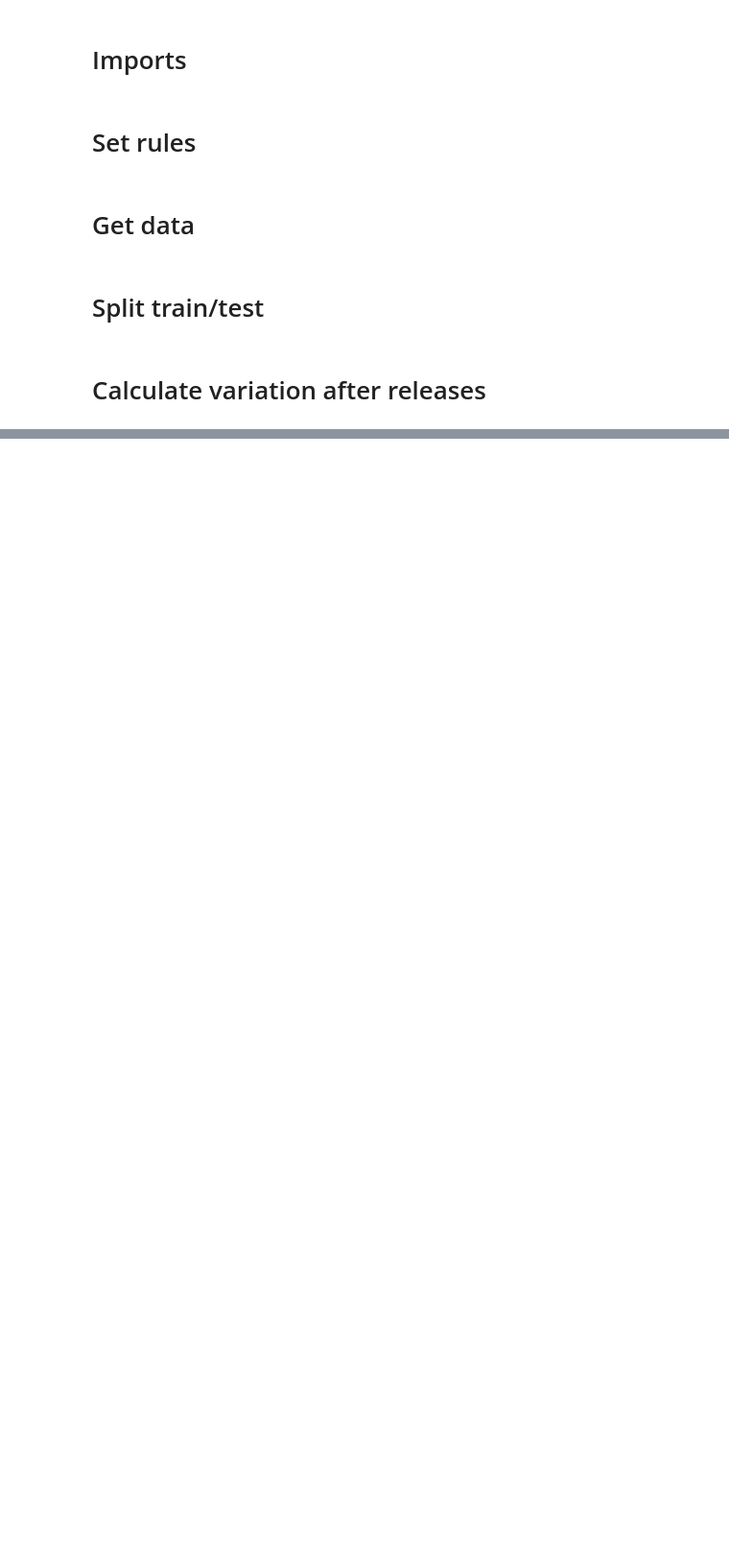
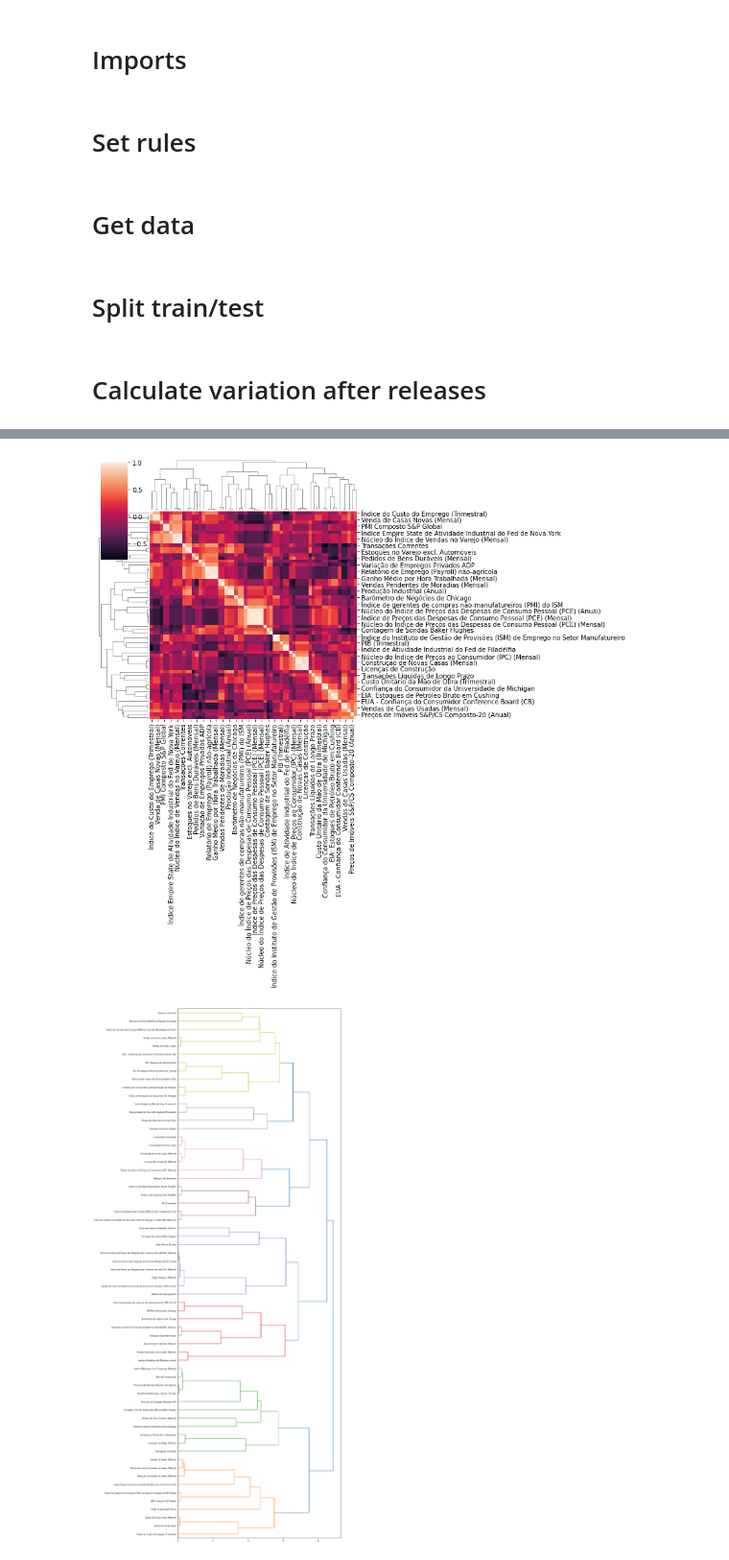
Before and after one commit to angelohomen/economic-events, a Jupyter notebook: main.ipynb, the cells around one changed output, grey strips where cells are left out. Shown at 96% size. Cells and saved outputs as stored; diff of their text form; code cells hidden in the pictures; blank space fills up the shorter version.

```diff
--- a/main.ipynb
+++ b/main.ipynb
@@ -94,5 +97,8 @@ cs.plot_heatmap_densogram(dfTrain)
 # %%
 dfTrainDenoised = cs.cov2corr(cs.cleanMatrix(dfTrain))
-cs.plot_heatmap_densogram(dfTrainDenoised)
+dendTrainDenoised=cs.plot_heatmap_dendogram(dfTrainDenoised,'dend_train_denoised')
+# %% [output]
+[figure, added]
+[figure, added]
 # %%
 dfTrainDetoned = cs.cov2corr(cs.detonMatrix(dfTrain))
```
Also changed, not shown: parts of 16 cells of this notebook, 2 other files.
